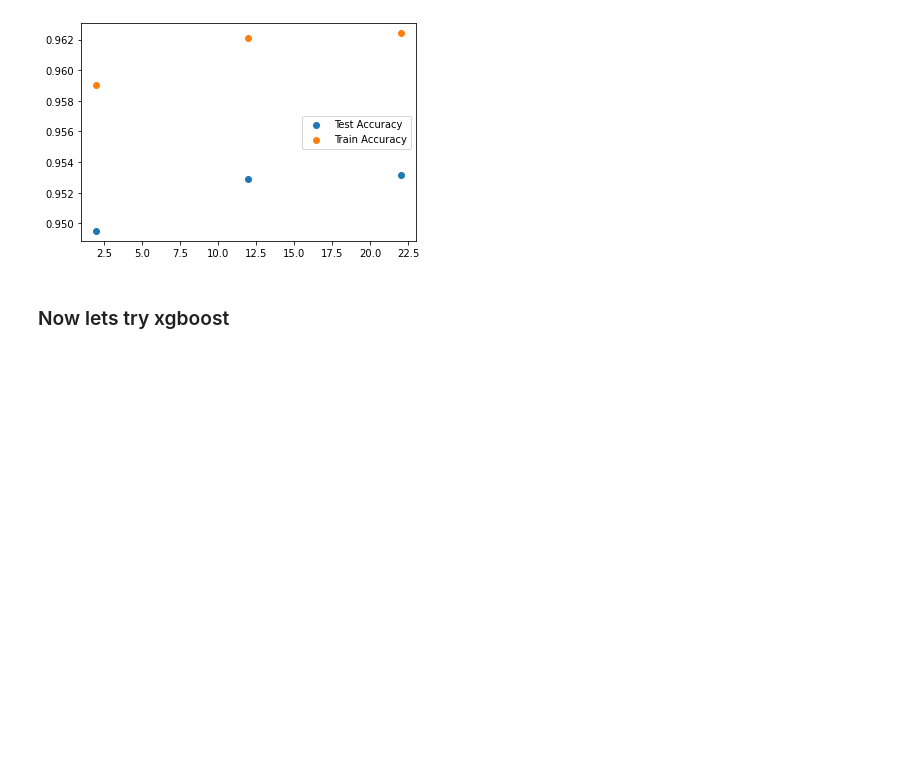
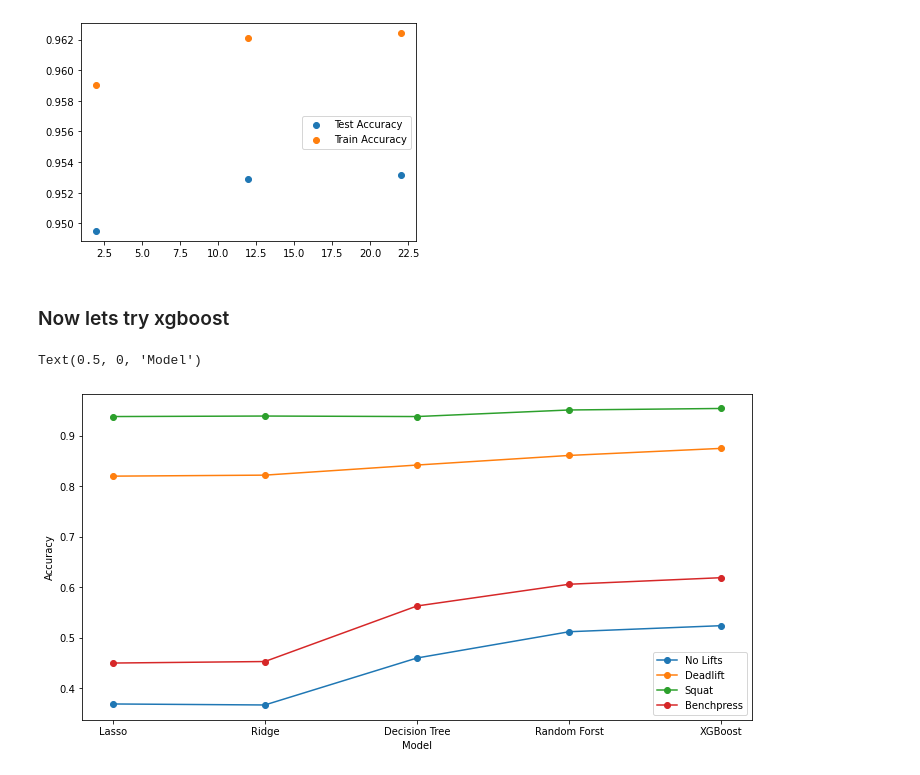
Before and after one commit to pbounds10/applliedML-5156_project, a Jupyter notebook: src/powerlifting.ipynb, the cells around one changed output. Drawn from its saved outputs; the diff is of its cells as text; code cells hidden in the pictures; blank space fills up the shorter version.

Commit message:
summary plot
added in an accuracy summary plot

```diff
--- a/src/powerlifting.ipynb
+++ b/src/powerlifting.ipynb
@@ -1250,3 +1250,24 @@ xgb_model = xgb.XGBRegressor(n_estimators=200,
                             gamma=0.5)
 
 nonlinearmodeltester(xgb_model,data_all_feat)
+# %%
+no_lifts = [0.369, 0.367, 0.460, 0.512, 0.524]
+deadlift = [0.820,0.822,0.842,0.861,0.875]
+squat = [0.938,0.939,0.938,0.951,0.954]
+bench = [0.450,0.453,0.563,0.606,0.619]
+
+mdl_nms = ['Lasso','Ridge','Decision Tree','Random Forst','XGBoost']
+
+
+plt.figure(figsize=(12,6))
+plt.plot(mdl_nms,no_lifts,label='No Lifts',marker='o')
+plt.plot(mdl_nms,deadlift,label='Deadlift',marker='o')
+plt.plot(mdl_nms,squat,label='Squat',marker='o')
+plt.plot(mdl_nms,bench,label='Benchpress',marker='o')
+
+plt.legend(loc='best')
+plt.ylabel('Accuracy')
+plt.xlabel('Model')
+# %% [output]
+Text(0.5, 0, 'Model')
+[figure, added]
```
